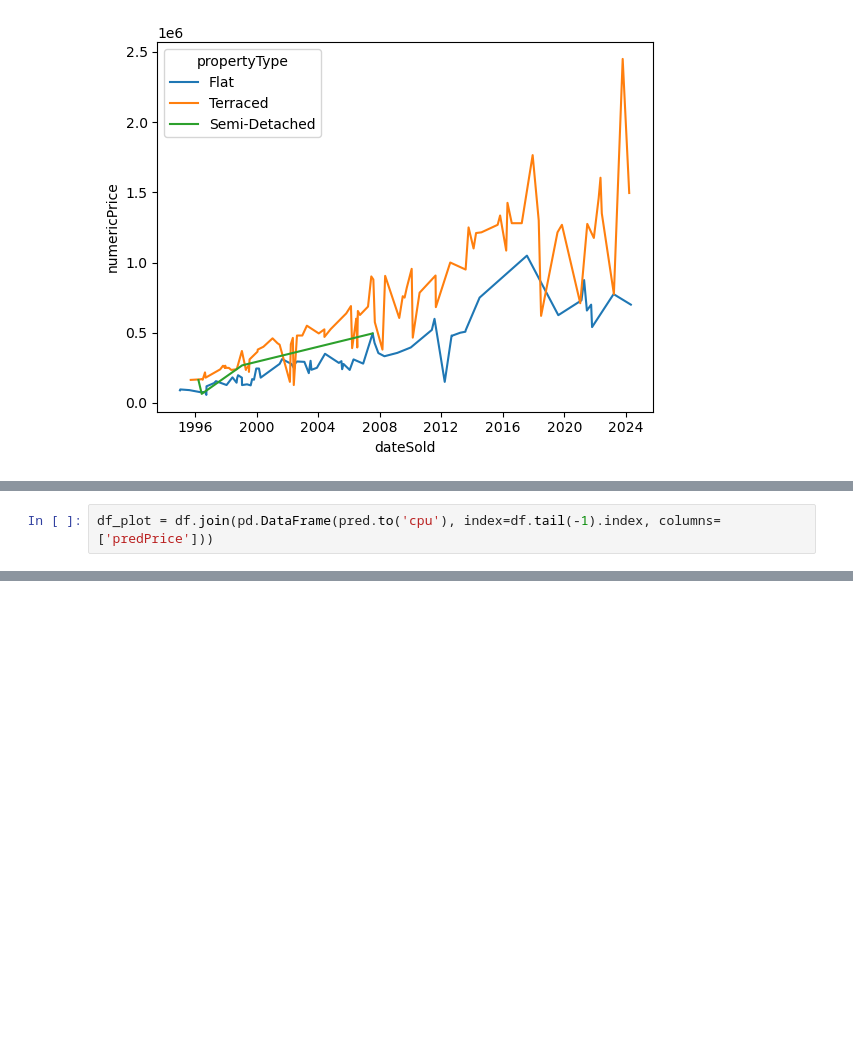
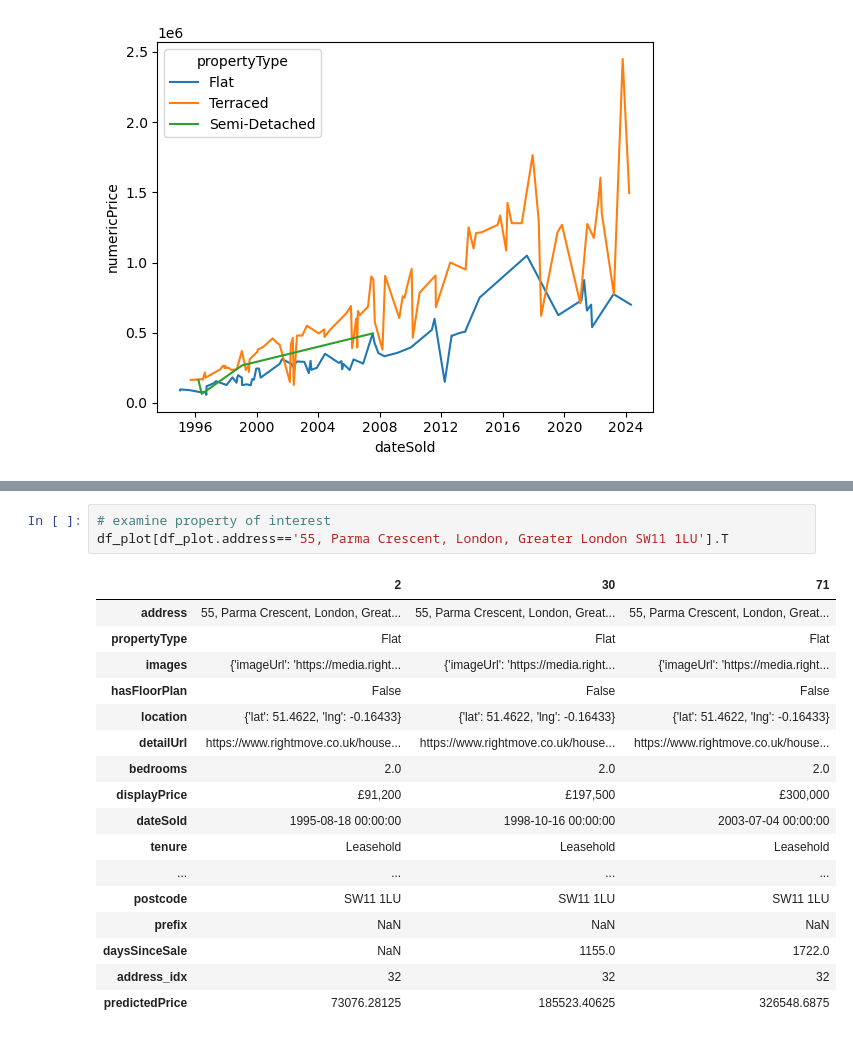
Before and after one commit to warner121/housepricing, a Jupyter notebook: parma_crescent/parma_crescent_lstm.ipynb, the cells around one changed output, grey strips where cells are left out. Cells and saved outputs as stored; diff of their text form; blank space fills up the shorter version.

```diff
--- a/parma_crescent/parma_crescent_lstm.ipynb
+++ b/parma_crescent/parma_crescent_lstm.ipynb
@@ -138,2 +204,0 @@ sns.lineplot(pred.to('cpu'), legend=None)
-# %%
-df_plot = df.join(pd.DataFrame(pred.to('cpu'), index=df.tail(-1).index, columns=['predPrice']))
@@ -195,0 +211,21 @@ df_plot
+# %%
+# examine property of interest
+df_plot[df_plot.address=='55, Parma Crescent, London, Greater London SW11 1LU'].T
+# %% [output]
+|  | 2 | 30 | 71 |
+| address | 55, Parma Crescent, London, Great... | 55, Parma Crescent, London, Great... | 55, Parma Crescent, London, Great... |
+| propertyType | Flat | Flat | Flat |
+| images | {'imageUrl': 'https://media.right... | {'imageUrl': 'https://media.right... | {'imageUrl': 'https://media.right... |
+| hasFloorPlan | False | False | False |
+| location | {'lat': 51.4622, 'lng': -0.16433} | {'lat': 51.4622, 'lng': -0.16433} | {'lat': 51.4622, 'lng': -0.16433} |
+| detailUrl | https://www.rightmove.co.uk/house... | https://www.rightmove.co.uk/house... | https://www.rightmove.co.uk/house... |
+| bedrooms | 2.0 | 2.0 | 2.0 |
+| displayPrice | £91,200 | £197,500 | £300,000 |
+| dateSold | 1995-08-18 00:00:00 | 1998-10-16 00:00:00 | 2003-07-04 00:00:00 |
+| tenure | Leasehold | Leasehold | Leasehold |
+| ... | ... | ... | ... |
+| postcode | SW11 1LU | SW11 1LU | SW11 1LU |
+| prefix | NaN | NaN | NaN |
+| daysSinceSale | NaN | 1155.0 | 1722.0 |
+| address_idx | 32 | 32 | 32 |
+| predictedPrice | 73076.28125 | 185523.40625 | 326548.6875 |
```
Also changed, not shown: parts of 36 cells of this notebook, 3 other files.
